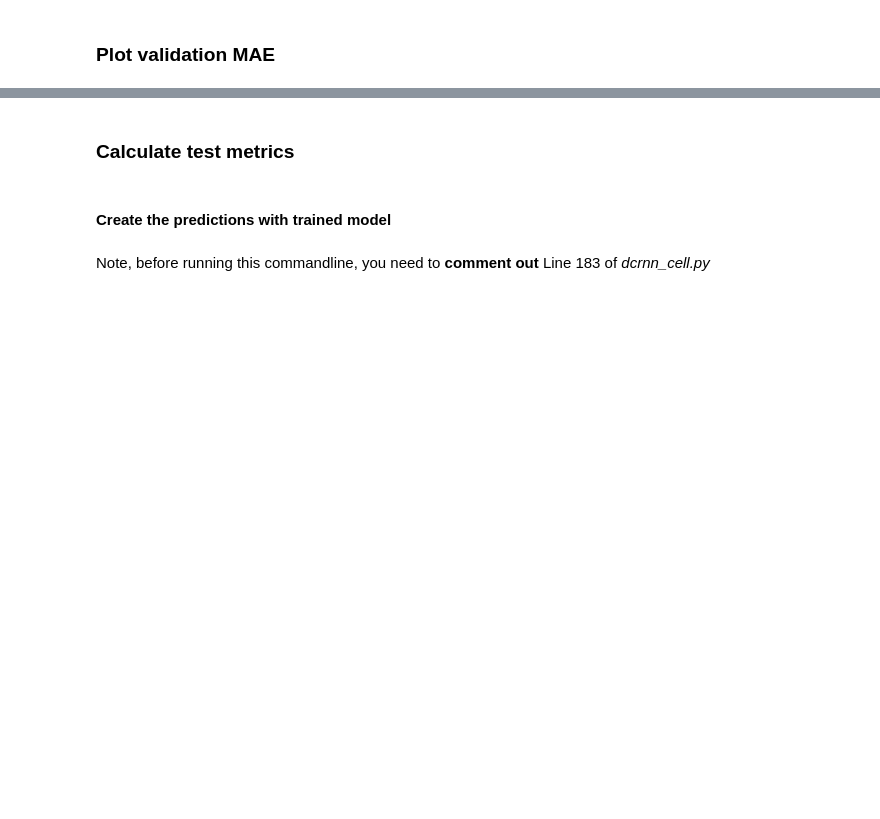
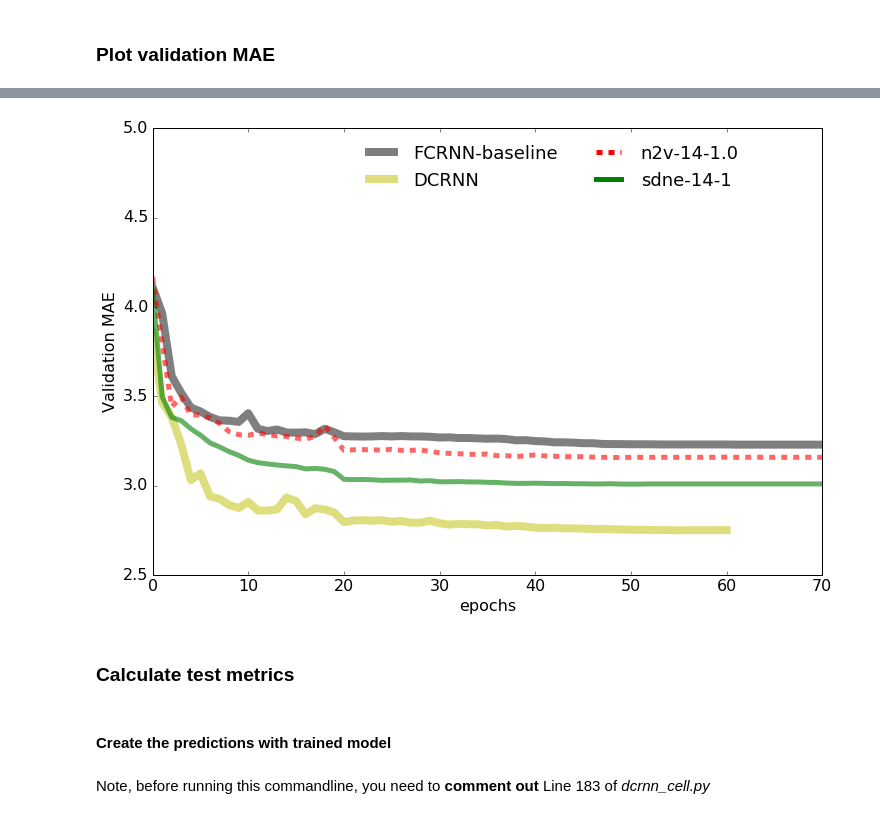
Before and after one commit to syin3/cs224w-traffic, a Jupyter notebook: plot.ipynb, the cells around one changed output, grey strips where cells are left out. Saved outputs shown, nothing was run; the diff lists cells and outputs as text; code cells hidden in the pictures; blank space fills up the shorter version.

```diff
--- a/plot.ipynb
+++ b/plot.ipynb
@@ -62,3 +247,99 @@ plt.show()
+# %%
+fig, ax1 = plt.subplots(figsize=(12,8))
+ax2 = ax1.twinx()  # set up the 2nd axis
+ax1.plot(fcc_baseline, label = 'FCRNN-baseline', color='k', linewidth = 8, alpha=0.5)
+ax1.plot(dcrnn, label = 'DCRNN', color='y', linewidth = 8, alpha=0.5)
+
+
+plot_lines = []
+
+rootdir = './data/model/'
+count = 0
+lwd = 5
+alp = 0.6
+for subdir, dirs, files in os.walk(rootdir):
+    colMap = {}
+    colMap['14'] = 'r'
+    lineMap = {}
+    lineMap['1.0'] = '--'
+    if len(subdir) > 50 and subdir[-10:] in n2vDic.keys():
+        label = n2vDic[subdir[-10:]]
+        colLabel = label.split('-')[0]
+        lineLabel = label.split('-')[1]
+        plt.hold(True)
+        # print(subdir)
+        epochs = []
+        with open(subdir+'/info.log') as f:
+            for line in f:
+                for phrase in keep_phrases:
+                    if phrase in line:
+                        epochs.append(line)
+                        break
+        fcrnn = []
+        for epoch in epochs:
+            index = epoch.find("val_mae")
+            fcrnn.append(float(epoch[index+9 : index + 14]))
+        # print(lineMap[lineLabel])
+        # print(colMap[colLabel])
+        if colLabel == '14':
+            if lineLabel == '1.0':
+                line, = ax1.plot(fcrnn, lineMap[lineLabel], color=colMap[colLabel], linewidth=lwd, alpha=alp)
+            plot_lines.append([line])
+
+    colMap = {}
+    colMap['14'] = 'green'
+    lineMap = {}
+    lineMap['1'] = '-'
+    if len(subdir) > 50 and subdir[-10:] in sdneDic.keys():
+        label = sdneDic[subdir[-10:]]
+        colLabel = label.split('-')[0]
+        lineLabel = label.split('-')[1]
+        plt.hold(True)
+        # print(subdir)
+        epochs = []
+        with open(subdir+'/info.log') as f:
+            for line in f:
+                for phrase in keep_phrases:
+                    if phrase in line:
+                        epochs.append(line)
+                        break
+        fcrnn = []
+        for epoch in epochs:
+            index = epoch.find("val_mae")
+            fcrnn.append(float(epoch[index+9 : index + 14]))
+        # print(lineMap[lineLabel])
+        # print(colMap[colLabel])
+        if colLabel == '14':
+            if lineLabel == '1':
+                line, = ax1.plot(fcrnn, lineMap[lineLabel], color=colMap[colLabel], linewidth=lwd, alpha=alp)
+                plot_lines.append([line])
+
+# legend1 = plt.legend([l for l in plot_lines], ['n2v-dim=2','n2v-dim=6','n2v-dim=14','n2v-dim=30','n2v-dim=62'],
+#                      bbox_to_anchor=(0.45, 0.5, 0.5, 0.5))
+# plt.legend([l[0] for l in plot_lines], [0.1, 0.3, 1.0, 3.0, 10.0],
+#            bbox_to_anchor=(0.3, 0.5, 0.5, 0.5))
+# plt.gca().add_artist(legend1)
+
+element1 = [Line2D([0], [0], linestyle='-', linewidth=8, alpha=0.5,color='k', label='FCRNN-baseline'),
+            Line2D([0], [0], linestyle='-', linewidth=8, alpha=0.5,color='y', label='DCRNN')]
+
+element2 = [Line2D([0], [0], linestyle='--', linewidth=lwd, color='r', label='n2v-14-1.0'),
+            Line2D([0], [0], linestyle='-', linewidth=lwd, color='g', label=r'sdne-14-1'),]
+
+# Create the figure
+# ax.legend(handles=legend_elements, loc='center')
+ax1.set_ylabel(r'Validation MAE', fontsize=16)
+ax1.set_xlabel(r'epochs', fontsize=16)
+ax1.tick_params(labelsize=16)
+ax1.tick_params(labelsize=16)
+ax1.set_xlim(0,70)
+ax1.set_ylim(2.5, 5.0)
+ax2.get_yaxis().set_visible(False)
+ax1.legend(handles=element1, bbox_to_anchor=(0.13, 0.5, 0.5, 0.5), frameon=False, fontsize=18)
+ax2.legend(handles=element2, bbox_to_anchor=(0.4, 0.5, 0.5, 0.5), frameon=False, fontsize=18)
+plt.show()
+# %% [output]
+[figure, added]
 # %% [markdown]
 ### Calculate test metrics
 # %% [markdown]
```
Also changed, not shown: parts of 26 cells of this notebook, 13 other files.
